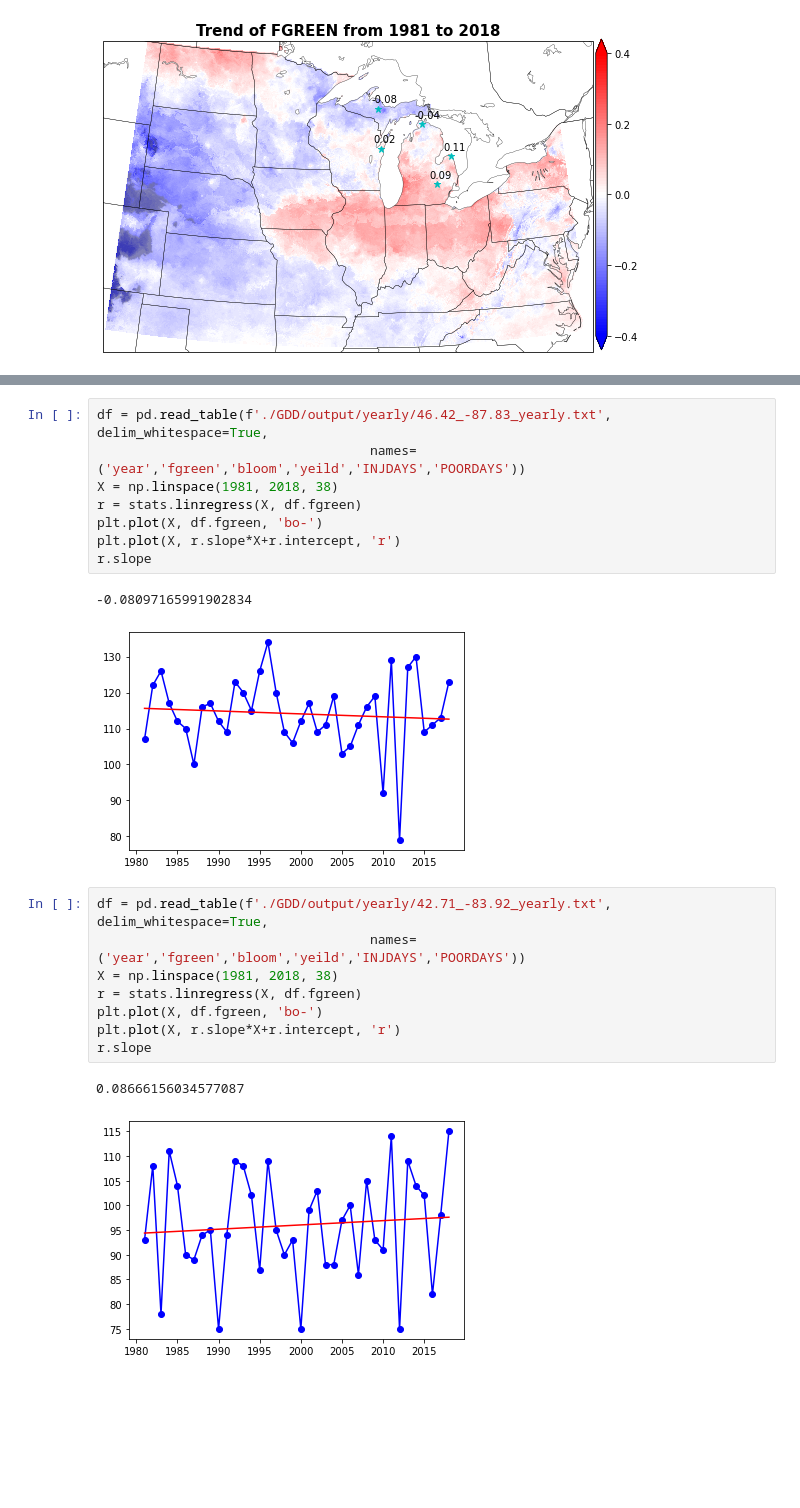
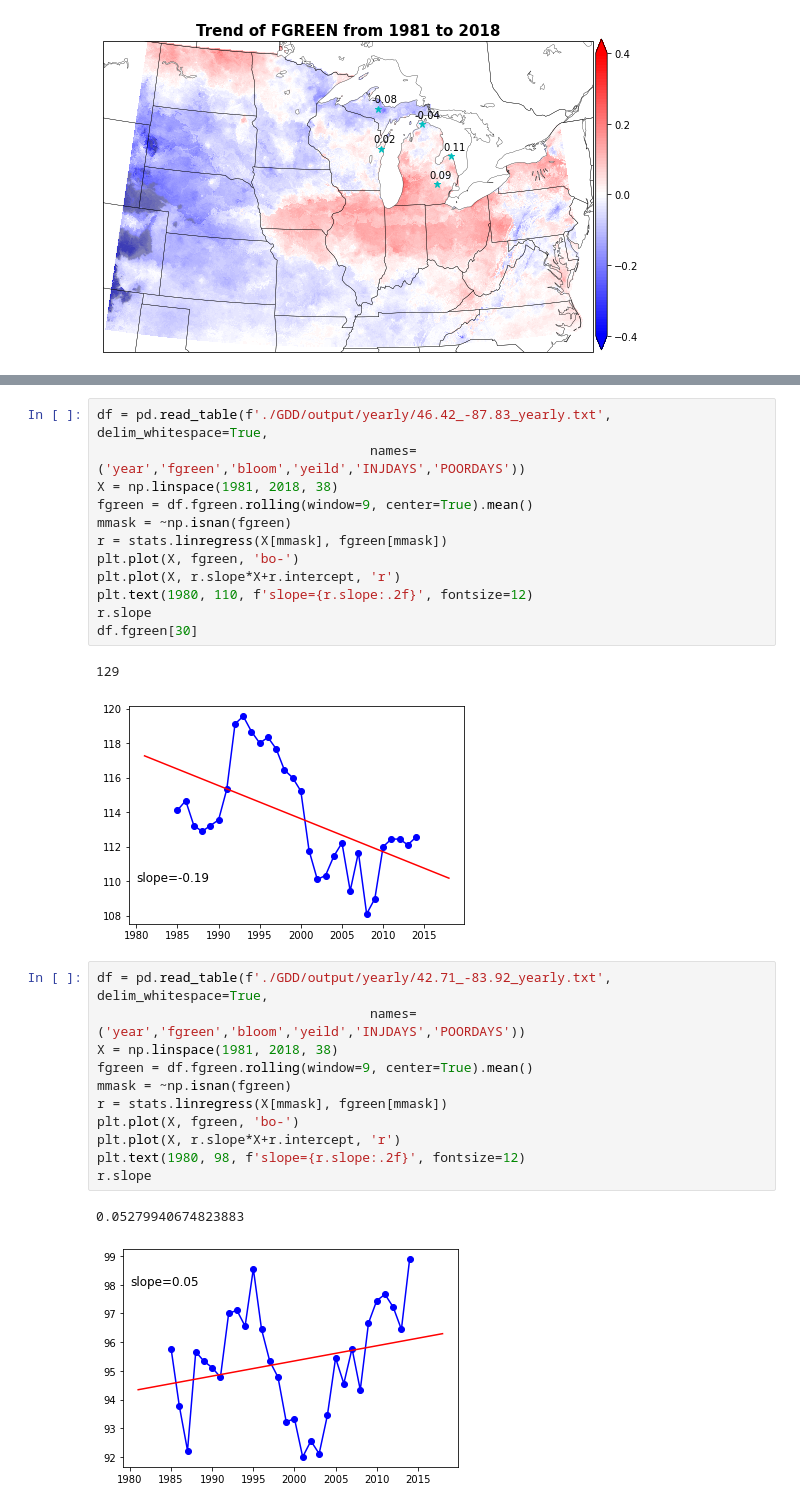
Before and after one commit to Diane1306/ERA5_PRISM, a Jupyter notebook: GDD.ipynb, the cells around one changed output, grey strips where cells are left out. Saved outputs shown, nothing was run; the diff lists cells and outputs as text; blank space fills up the shorter version.

```diff
--- a/GDD.ipynb
+++ b/GDD.ipynb
@@ -458,21 +605,28 @@ r.slope
 df = pd.read_table(f'./GDD/output/yearly/46.42_-87.83_yearly.txt', delim_whitespace=True,
                                    names=('year','fgreen','bloom','yeild','INJDAYS','POORDAYS'))
 X = np.linspace(1981, 2018, 38)
-r = stats.linregress(X, df.fgreen)
-plt.plot(X, df.fgreen, 'bo-')
+fgreen = df.fgreen.rolling(window=9, center=True).mean()
+mmask = ~np.isnan(fgreen)
+r = stats.linregress(X[mmask], fgreen[mmask])
+plt.plot(X, fgreen, 'bo-')
 plt.plot(X, r.slope*X+r.intercept, 'r')
+plt.text(1980, 110, f'slope={r.slope:.2f}', fontsize=12)
 r.slope
+df.fgreen[30]
 # %% [output]
--0.08097165991902834
+129
-[figure, old version]
+[figure, new version]
 # %%
 df = pd.read_table(f'./GDD/output/yearly/42.71_-83.92_yearly.txt', delim_whitespace=True,
                                    names=('year','fgreen','bloom','yeild','INJDAYS','POORDAYS'))
 X = np.linspace(1981, 2018, 38)
-r = stats.linregress(X, df.fgreen)
-plt.plot(X, df.fgreen, 'bo-')
+fgreen = df.fgreen.rolling(window=9, center=True).mean()
+mmask = ~np.isnan(fgreen)
+r = stats.linregress(X[mmask], fgreen[mmask])
+plt.plot(X, fgreen, 'bo-')
 plt.plot(X, r.slope*X+r.intercept, 'r')
+plt.text(1980, 98, f'slope={r.slope:.2f}', fontsize=12)
 r.slope
 # %% [output]
-0.08666156034577087
+0.05279940674823883
-[figure, old version]
+[figure, new version]
```
Also changed, not shown: parts of 17 cells of this notebook, 1 other file.
